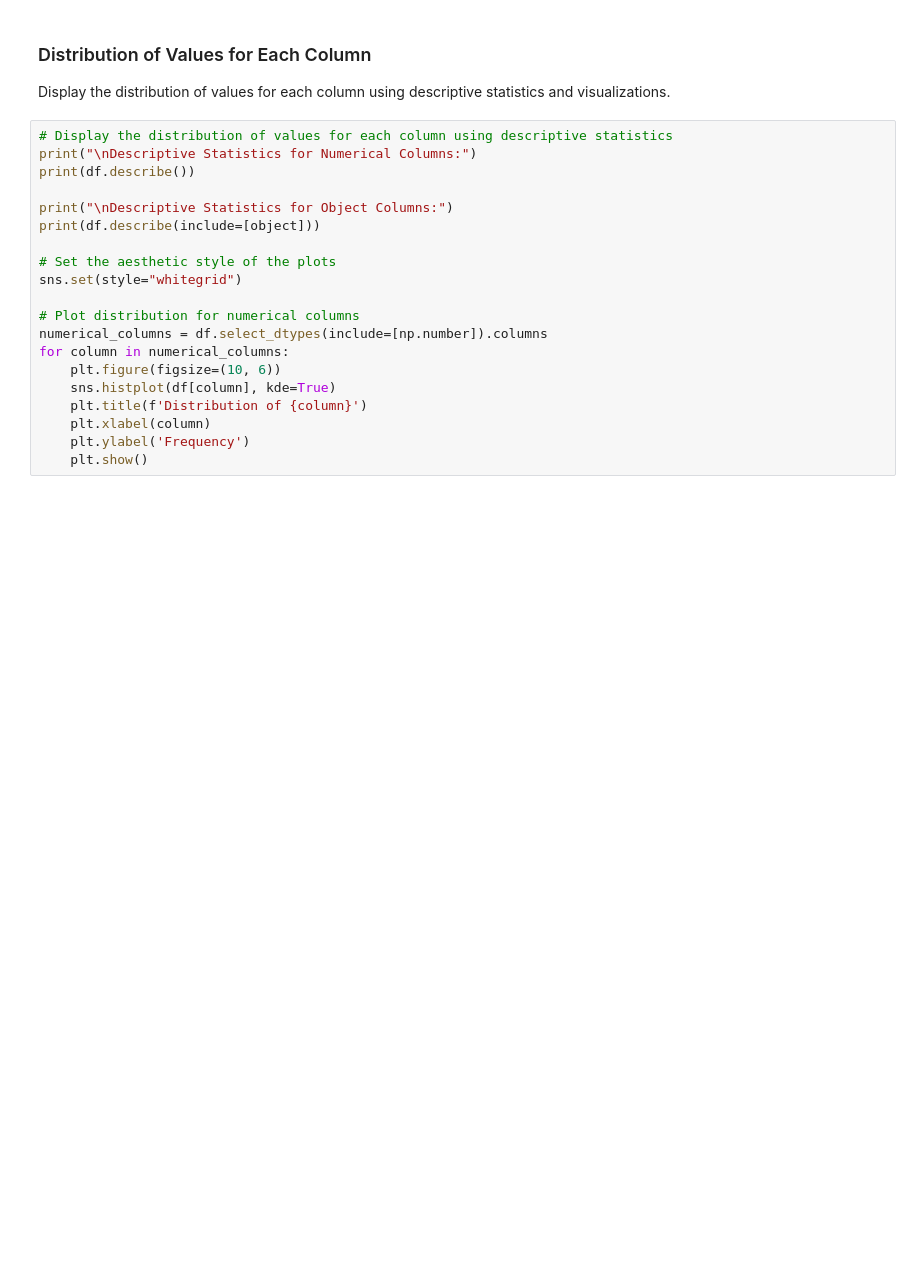
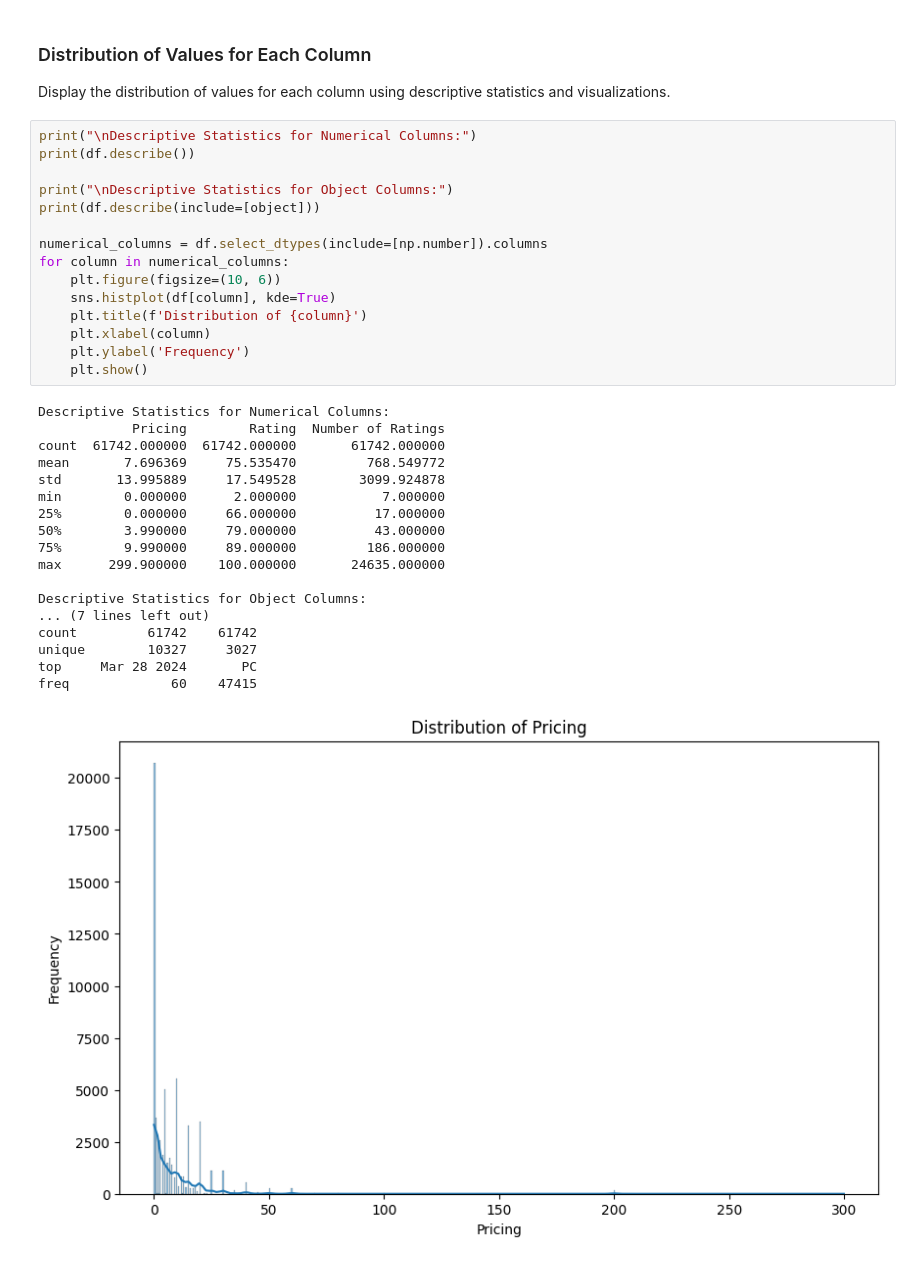
Before and after one commit to tiam4tt/GameReviewSentiment, a Jupyter notebook: explore-data.ipynb, the cells around one changed output. Drawn from its saved outputs; the diff is of its cells as text; blank space fills up the shorter version.

Commit message:
distribution, heatmap, binning and normalization

```diff
--- a/explore-data.ipynb
+++ b/explore-data.ipynb
@@ -51,22 +62,36 @@ print(df.dtypes)
 ### Distribution of Values for Each Column
 Display the distribution of values for each column using descriptive statistics and visualizations.
 # %%
-# Display the distribution of values for each column using descriptive statistics
 print("\nDescriptive Statistics for Numerical Columns:")
 print(df.describe())
 
 print("\nDescriptive Statistics for Object Columns:")
 print(df.describe(include=[object]))
 
-# Set the aesthetic style of the plots
-sns.set(style="whitegrid")
-
-# Plot distribution for numerical columns
 numerical_columns = df.select_dtypes(include=[np.number]).columns
 for column in numerical_columns:
     plt.figure(figsize=(10, 6))
     sns.histplot(df[column], kde=True)
     plt.title(f'Distribution of {column}')
     plt.xlabel(column)
     plt.ylabel('Frequency')
     plt.show()
+# %% [output]
+Descriptive Statistics for Numerical Columns:
+            Pricing        Rating  Number of Ratings
+count  61742.000000  61742.000000       61742.000000
+mean       7.696369     75.535470         768.549772
+std       13.995889     17.549528        3099.924878
+min        0.000000      2.000000           7.000000
+25%        0.000000     66.000000          17.000000
+50%        3.990000     79.000000          43.000000
+75%        9.990000     89.000000         186.000000
+max      299.900000    100.000000       24635.000000
+
+Descriptive Statistics for Object Columns:
+... (7 lines left out)
+count         61742    61742
+unique        10327     3027
+top     Mar 28 2024       PC
+freq             60    47415
+[figure, added]
```
Also changed, not shown: parts of 7 cells of this notebook.
